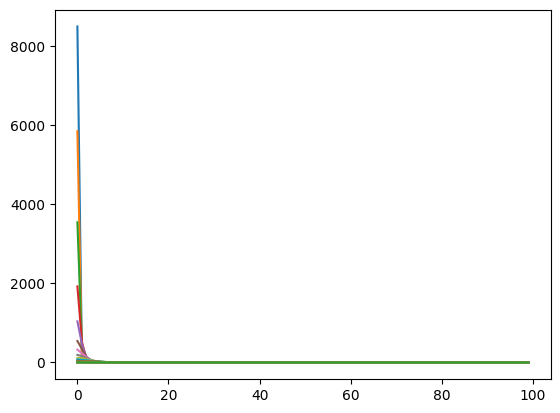
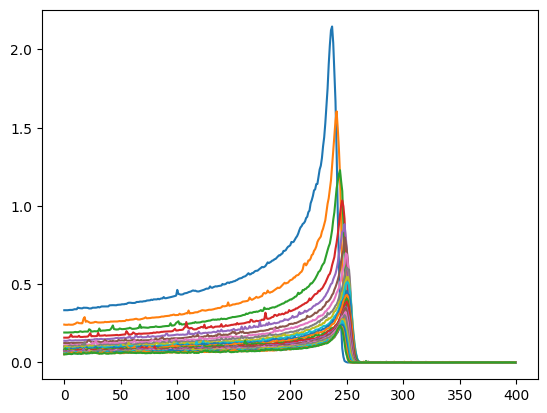
The change to this notebook cell's code, shown as a diff; its figure went from the first image to the second:
--- before
+++ after
@@ -1,3 +1,3 @@
-for i in range(len(data_r_dose)):
-    plt.plot(data_r_dose[i])
+for i in range(len(data_z_dose)):
+    plt.plot(data_z_dose[i])
 plt.show()

Commit: peak ranges main formula